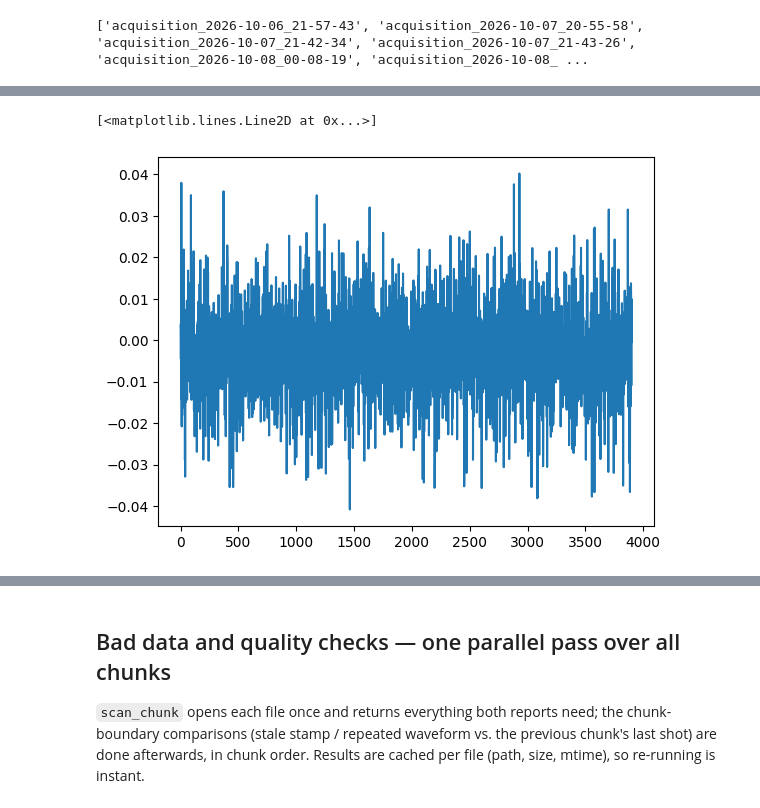
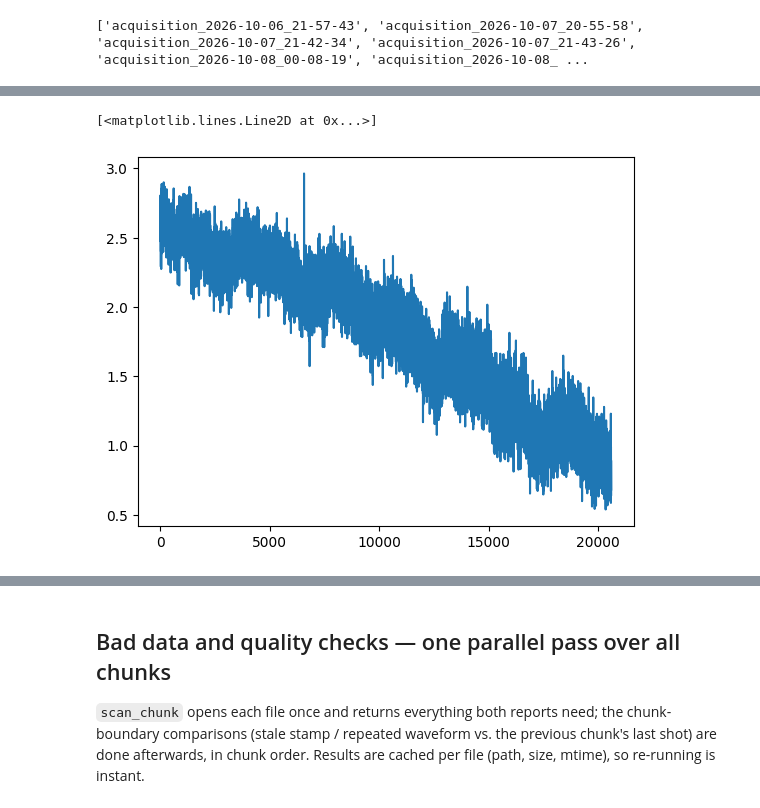
Before and after one commit to aghribi/artifact-hackathon-2026, a Jupyter notebook: challenges/optimisation/fast-approximate/notebooks/07_01_data_review_and_labelling_lustre.ipynb, the cells around one changed output, grey strips where cells are left out. Cells and saved outputs as stored; diff of their text form; code cells hidden in the pictures.

```diff
--- a/challenges/optimisation/fast-approximate/notebooks/07_01_data_review_and_labelling_lustre.ipynb
+++ b/challenges/optimisation/fast-approximate/notebooks/07_01_data_review_and_labelling_lustre.ipynb
@@ -202,12 +204,12 @@ plt.show()
 # %%
 # cut a dataset to only keep the good data
 
 # manually check where to cut...
-q = bcm[name_map[8]]
-plt.plot(q[10500:14400])
+q = load_dataset(runs[name_map[-1]], "BCM_GUN")
+plt.plot(q[1500:22100])
 # %% [output]
 [<matplotlib.lines.Line2D at 0x...>]
-[figure, old version]
+[figure, new version]
 # %%
 def clean_chunks(cuts_file=REPO / "config" / "CLEAN_CUTS.toml", root=DATA_ROOT):
     """{run: [chunk paths to use]} from the CLEAN_CUTS file; warns about listed chunks that do not exist."""
```
Also changed, not shown: parts of 7 cells of this notebook, 16 other files.
